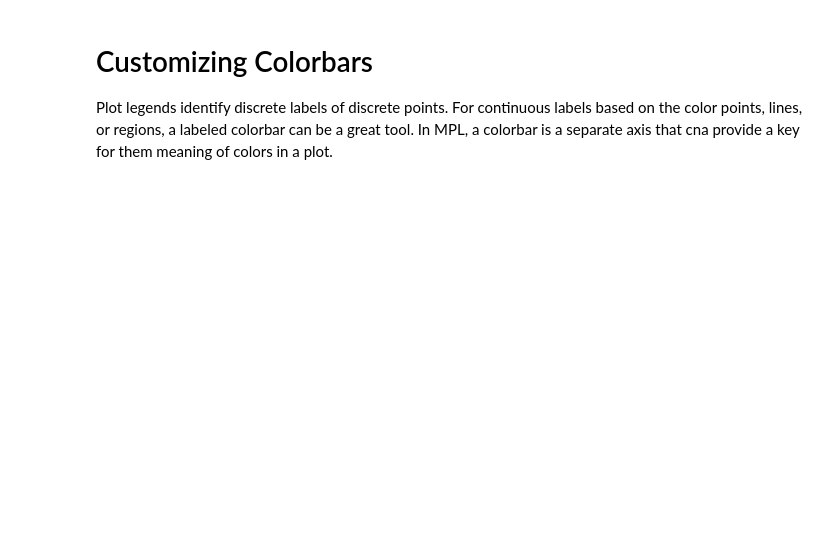
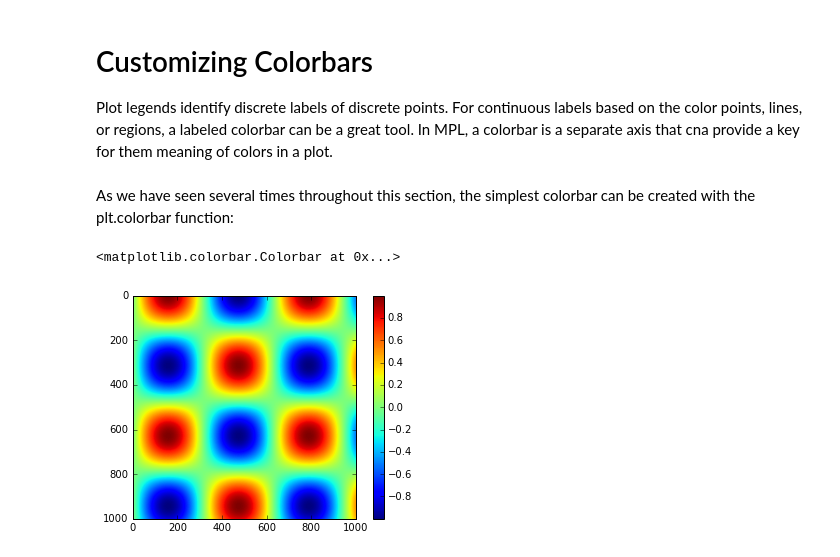
Before and after one commit to jorellano/Visualization-with-Matplotlib, a Jupyter notebook: 7. Customizing Colorbars.ipynb, the cells around one changed output. Drawn from its saved outputs; the diff is of its cells as text; code cells hidden in the pictures; blank space fills up the shorter version.

```diff
--- a/7. Customizing Colorbars.ipynb
+++ b/7. Customizing Colorbars.ipynb
@@ -7,3 +7,14 @@ import matplotlib.pyplot as plt
 plt.style.use('classic')
 %matplotlib inline
 import numpy as np
+# %% [markdown]
+As we have seen several times throughout this section, the simplest colorbar can be created with the plt.colorbar function:
+# %%
+x = np.linspace(0, 10, 1000)
+I = np.sin(x) * np.cos(x[:, np.newaxis])
+
+plt.imshow(I)
+plt.colorbar()
+# %% [output]
+<matplotlib.colorbar.Colorbar at 0x...>
+[figure, added]
```
Also changed, not shown: parts of 17 cells of this notebook.
